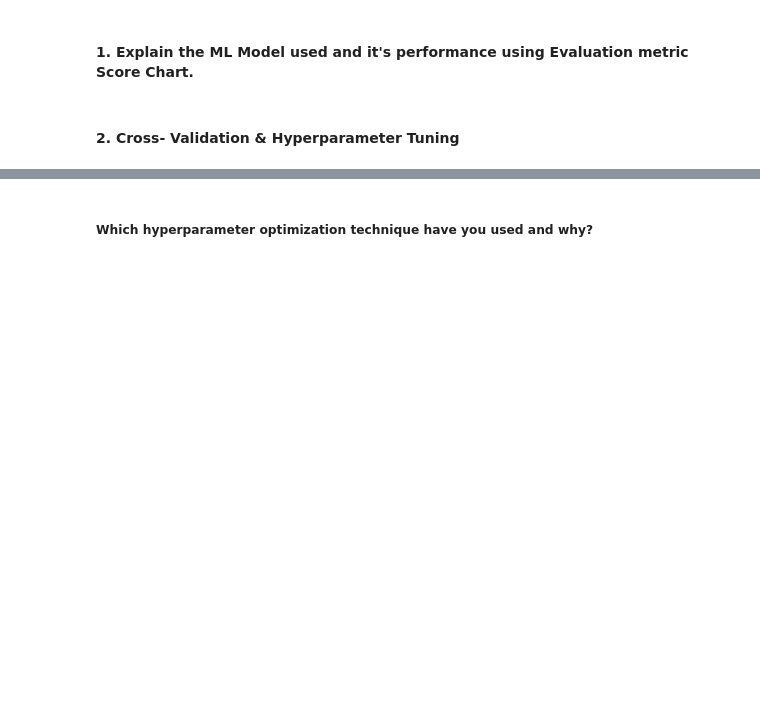
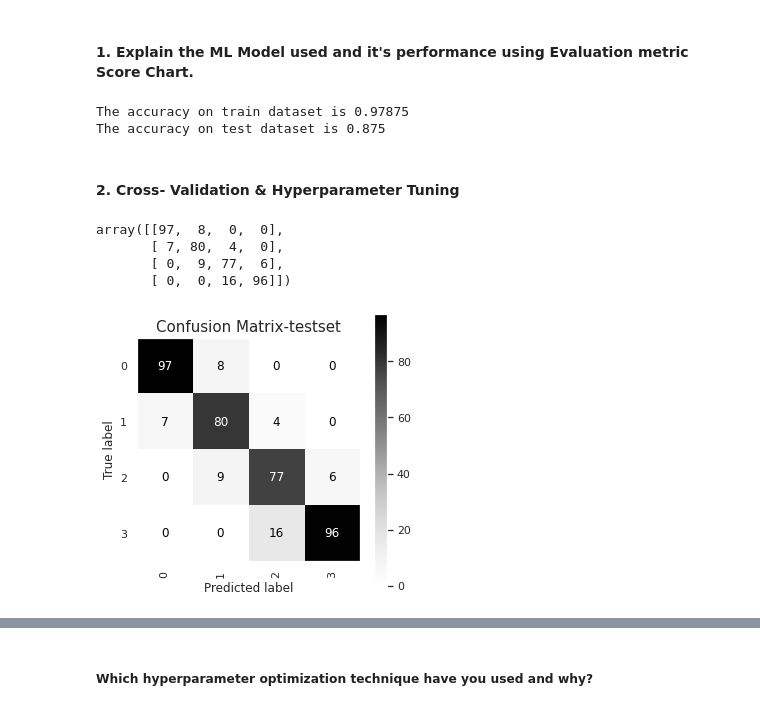
Before and after one commit to KomalPriya9320/Classification-Mobile-Price-Range-Prediction, a Jupyter notebook: Komal_Classification_Mobile_Price_Range.ipynb, the cells around one changed output, grey strips where cells are left out. Saved outputs shown, nothing was run; the diff lists cells and outputs as text; code cells hidden in the pictures; blank space fills up the shorter version.

```diff
--- a/Komal_Classification_Mobile_Price_Range.ipynb
+++ b/Komal_Classification_Mobile_Price_Range.ipynb
@@ -537,2 +932,25 @@ Answer Here.
+# %%
+# Visualizing evaluation Metric Score chart
+# Create an instance
+xg_model = XGBClassifier()
+
+# Fit the Algorithm
+xg_models=xg_model.fit(X_train,y_train)
+
+# Predict on the model
+# Making predictions on train and test data
+
+train_class_preds = xg_models.predict(X_train)
+test_class_preds = xg_models.predict(X_test)
+# %%
+# Calculating accuracy on train and test
+train_accuracy = accuracy_score(y_train,train_class_preds)
+test_accuracy = accuracy_score(y_test,test_class_preds)
+
+print("The accuracy on train dataset is", train_accuracy)
+print("The accuracy on test dataset is", test_accuracy)
+# %% [output]
+The accuracy on train dataset is 0.97875
+The accuracy on test dataset is 0.875
 # %% [markdown]
 #### 2. Cross- Validation & Hyperparameter Tuning
@@ -544,0 +957,18 @@ Answer Here.
+# %%
+# ML Model - 1 Implementation with hyperparameter optimization techniques
+# Confusion matrix for test set.
+cf_matrix=confusion_matrix(y_test,test_class_preds)
+cf_matrix
+# %% [output]
+array([[97,  8,  0,  0],
+       [ 7, 80,  4,  0],
+       [ 0,  9, 77,  6],
+       [ 0,  0, 16, 96]])
+# %%
+# plotting confusion matrix for test set.
+plot_confusion_matrix(xg_model,X_test,y_test,cmap='Greys',xticks_rotation='vertical')
+plt.grid(False)
+plt.title('Confusion Matrix-testset',fontsize=15)
+plt.show()
+# %% [output]
+[figure, added]
```
Also changed, not shown: parts of 98 cells of this notebook.
